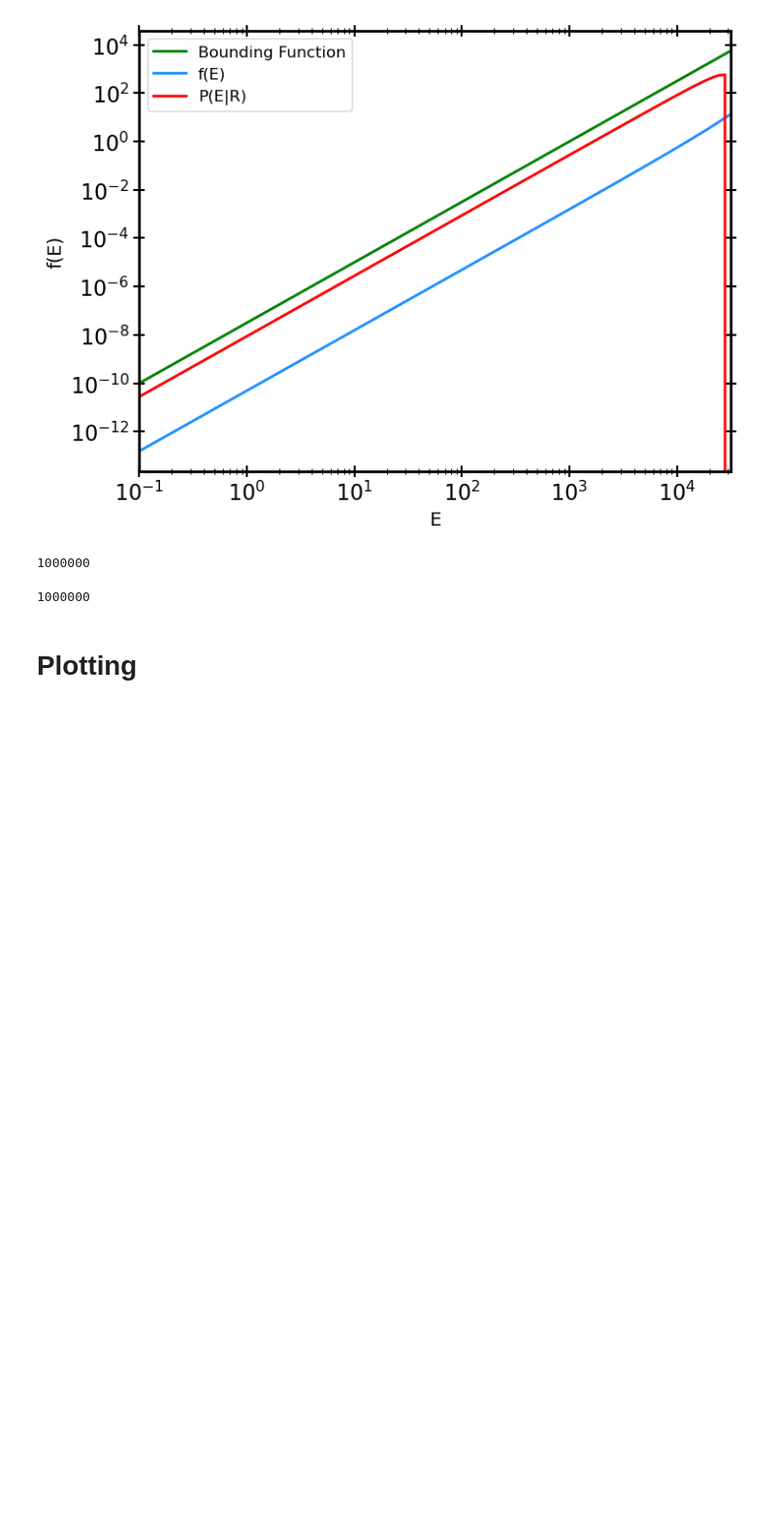
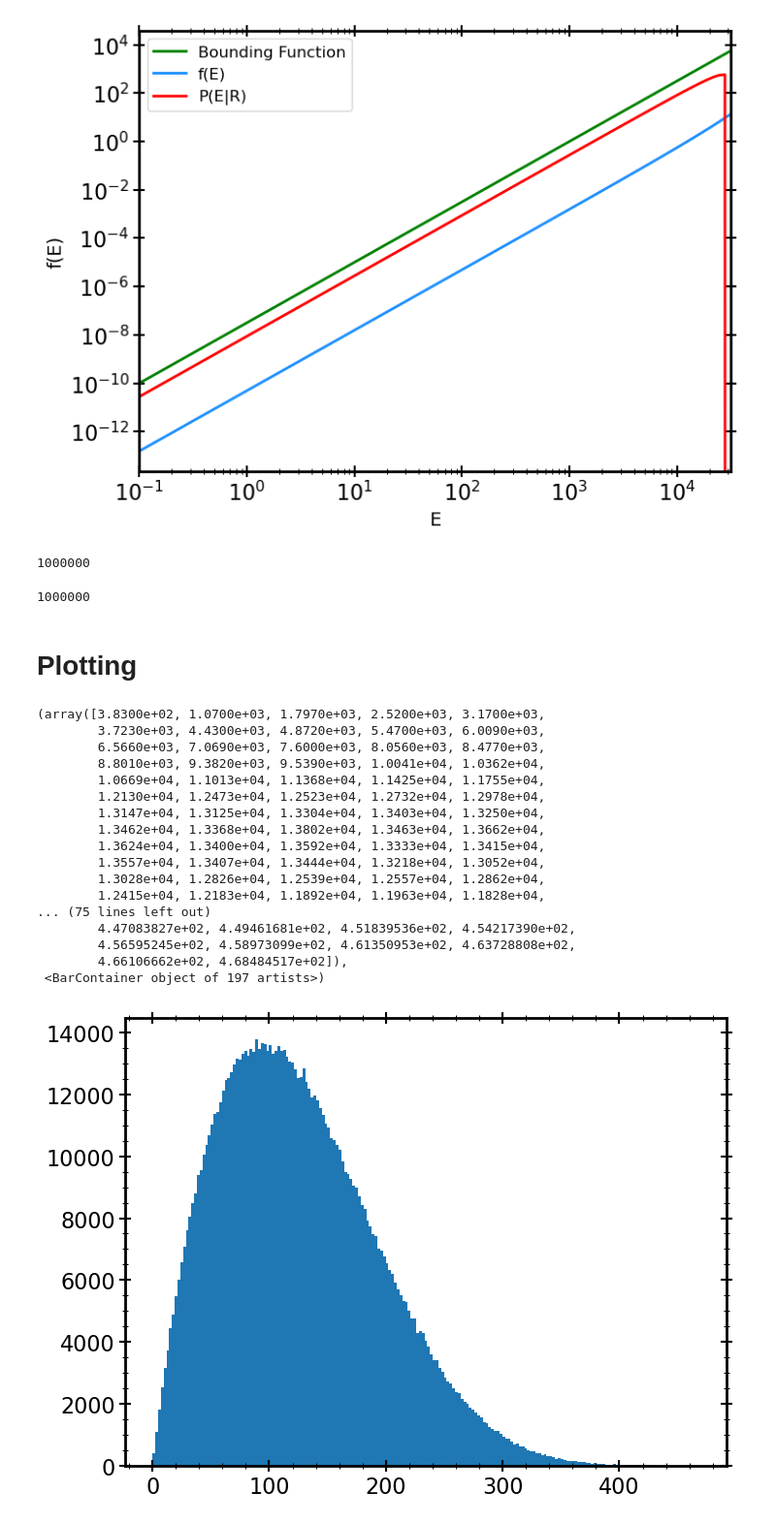
Before and after one commit to carlosajurado/AST384C-Computational-Astrophysics, a Jupyter notebook: HW1.ipynb, the cells around one changed output. Shown at 97% size. Drawn from its saved outputs; the diff is of its cells as text; code cells hidden in the pictures; blank space fills up the shorter version.

```diff
--- a/HW1.ipynb
+++ b/HW1.ipynb
@@ -584,6 +607,27 @@ print(len(vr_abs))
 1000000
 # %% [markdown]
 # Plotting
+# %%
+plt.hist(v_arr, bins='scott')
+# %% [output]
+(array([3.8300e+02, 1.0700e+03, 1.7970e+03, 2.5200e+03, 3.1700e+03,
+        3.7230e+03, 4.4300e+03, 4.8720e+03, 5.4700e+03, 6.0090e+03,
+        6.5660e+03, 7.0690e+03, 7.6000e+03, 8.0560e+03, 8.4770e+03,
+        8.8010e+03, 9.3820e+03, 9.5390e+03, 1.0041e+04, 1.0362e+04,
+        1.0669e+04, 1.1013e+04, 1.1368e+04, 1.1425e+04, 1.1755e+04,
+        1.2130e+04, 1.2473e+04, 1.2523e+04, 1.2732e+04, 1.2978e+04,
+        1.3147e+04, 1.3125e+04, 1.3304e+04, 1.3403e+04, 1.3250e+04,
+        1.3462e+04, 1.3368e+04, 1.3802e+04, 1.3463e+04, 1.3662e+04,
+        1.3624e+04, 1.3400e+04, 1.3592e+04, 1.3333e+04, 1.3415e+04,
+        1.3557e+04, 1.3407e+04, 1.3444e+04, 1.3218e+04, 1.3052e+04,
+        1.3028e+04, 1.2826e+04, 1.2539e+04, 1.2557e+04, 1.2862e+04,
+        1.2415e+04, 1.2183e+04, 1.1892e+04, 1.1963e+04, 1.1828e+04,
+... (75 lines left out)
+        4.47083827e+02, 4.49461681e+02, 4.51839536e+02, 4.54217390e+02,
+        4.56595245e+02, 4.58973099e+02, 4.61350953e+02, 4.63728808e+02,
+        4.66106662e+02, 4.68484517e+02]),
+ <BarContainer object of 197 artists>)
+[figure, added]
 # %%
 minlogr = np.log10(r_arr_sampled.min())
 maxlogr = np.log10(r_arr_sampled.max())
```
Also changed, not shown: parts of 8 cells of this notebook.
